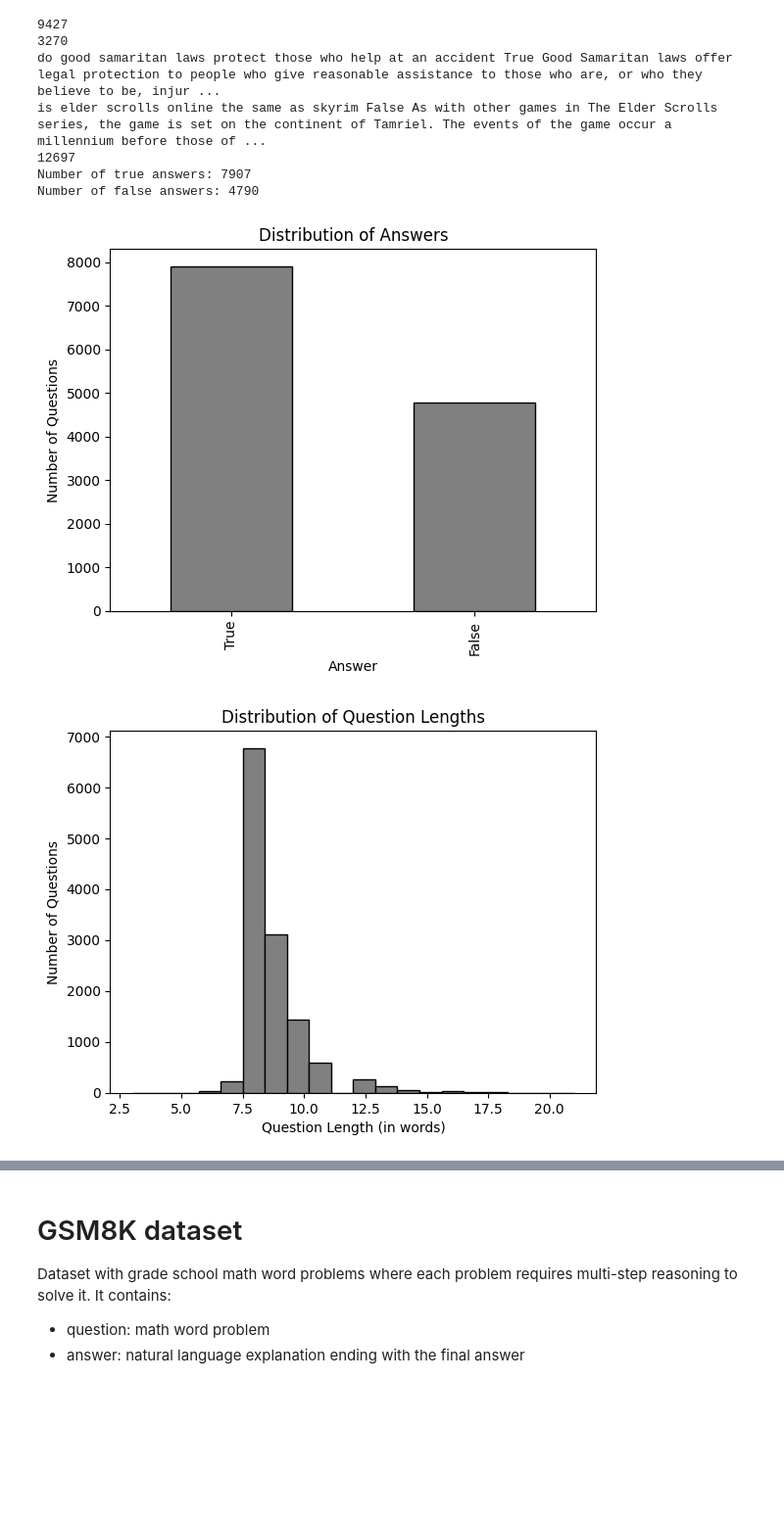
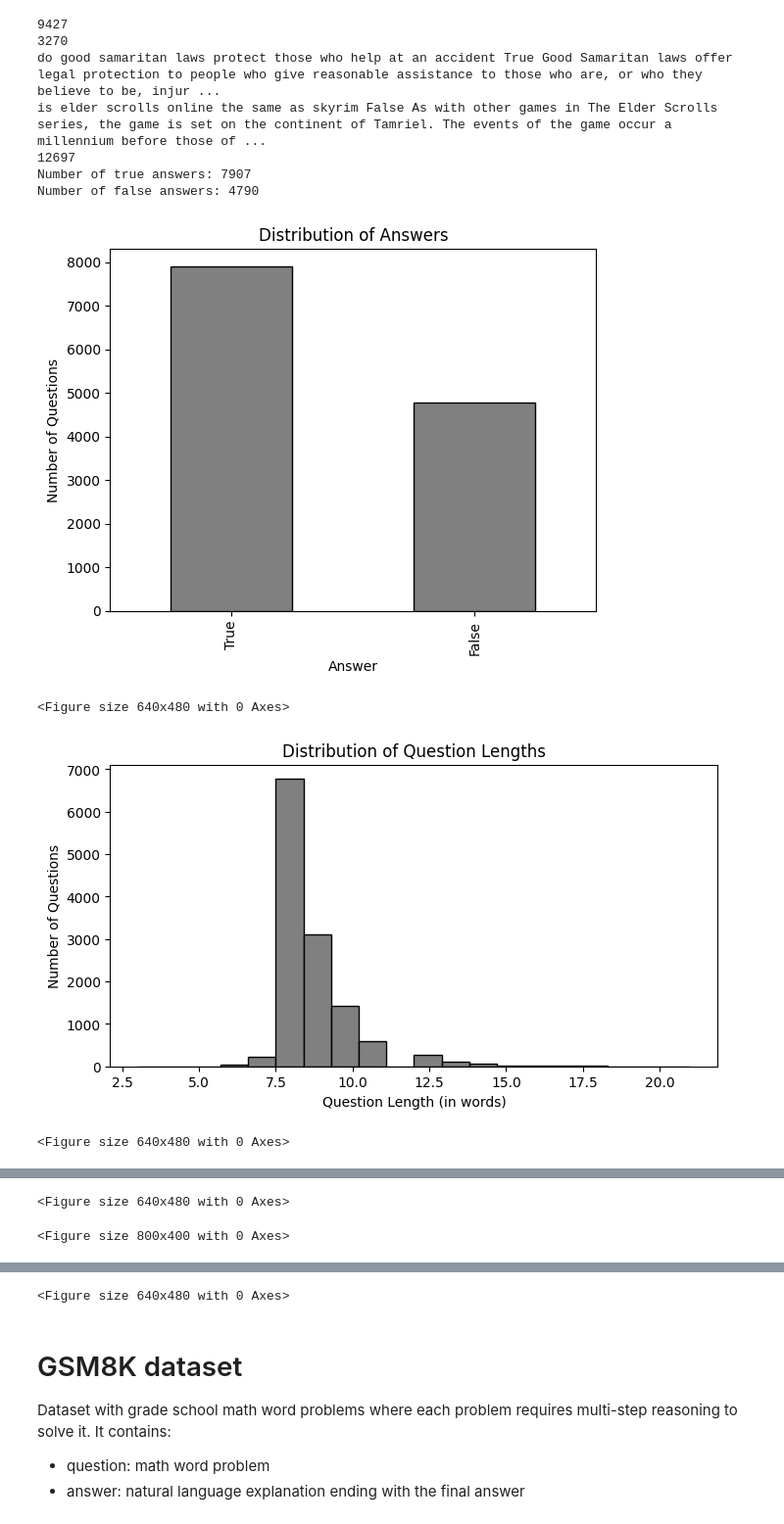
Before and after one commit to christian-hobelsberger/LLMUncertainty, a Jupyter notebook: eda_boolQ_gsm8k.ipynb, the cells around one changed output, grey strips where cells are left out. Shown at 98% size. Cells and saved outputs as stored; diff of their text form; code cells hidden in the pictures; blank space fills up the shorter version.

Commit message:
Updated figures

```diff
--- a/eda_boolQ_gsm8k.ipynb
+++ b/eda_boolQ_gsm8k.ipynb
@@ -11,8 +11,8 @@ Reading comprehension dataset designed to test if models can answer yes/no quest
 - answer: either true or false
 # %%
 # Load BoolQ dataset
-train_boolQ = pd.read_json('boolQ_train.jsonl', lines=True)
-dev_boolQ = pd.read_json('boolQ_dev.jsonl', lines=True)
+train_boolQ = pd.read_json('data/boolQ_train.jsonl', lines=True)
+dev_boolQ = pd.read_json('data/boolQ_dev.jsonl', lines=True)
 
 train_boolQ.head()
 print(len(train_boolQ))
@@ -52,37 +52,47 @@ plt.xlabel('Answer')
 plt.ylabel('Number of Questions')
 plt.title('Distribution of Answers')
 plt.show()
+plt.savefig("figures/BoolQ/boolq_number_questions.png")
 
 # Question length distribution
+plt.figure(figsize=(8, 4))
 boolQ['question_length'] = boolQ['question'].apply(lambda x: len(x.split()))
 boolQ['question_length'].hist(bins=20, grid=False, color='grey', edgecolor='black')
 plt.xlabel('Question Length (in words)')
 plt.ylabel('Number of Questions')
 plt.title('Distribution of Question Lengths')
 plt.show()
+plt.savefig("figures/BoolQ/boolq_question_length.png")
 
 # Passage length distribution
+plt.figure(figsize=(8, 4))
 boolQ['passage_length'] = boolQ['passage'].apply(lambda x: len(x.split()))
 boolQ['passage_length'].hist(bins=20, grid=False, color='grey', edgecolor='black')
 plt.xlabel('Passage Length (in words)')
 plt.ylabel('Number of Passages')
 plt.title('Distribution of Passage Lengths')
 plt.show()
+plt.savefig("figures/BoolQ/boolq_passage_length.png")
 
 # Compare lengths by answer
+plt.figure(figsize=(8, 4))
 boolQ.boxplot(column='question_length', by='answer', grid=False)
 plt.xlabel('Answer')
 plt.ylabel('Question Length (in words)')
 plt.title('Question Length by Answer')
 plt.show()
 
 # Most common question words
+plt.figure(figsize=(8, 4))
 boolQ['first_word'] = boolQ['question'].apply(lambda x: x.split()[0].lower())
-boolQ['first_word'].value_counts().head(10).plot(kind='bar')
+boolQ['first_word'].value_counts().head(10).plot(kind='bar', color='grey', edgecolor='black')
 plt.xlabel('First Word')
 plt.ylabel('Frequency')
 plt.title('Most Common First Words in Questions')
 plt.show()
+plt.savefig("figures/BoolQ/boolq_first_words.png")
 # %% [output]
 [figure]
+<Figure size 640x480 with 0 Axes>
-[figure, old version]
+[figure, new version]
+<Figure size 640x480 with 0 Axes>
@@ -90 +100,3 @@ plt.show()
+<Figure size 640x480 with 0 Axes>
+<Figure size 800x400 with 0 Axes>
 [figure]
@@ -92,3 +104,4 @@ plt.show()
+<Figure size 640x480 with 0 Axes>
 # %% [markdown]
 # GSM8K dataset
 Dataset with grade school math word problems where each problem requires multi-step reasoning to solve it. It contains:
```
Also changed, not shown: parts of 2 cells of this notebook, 5 other files.
